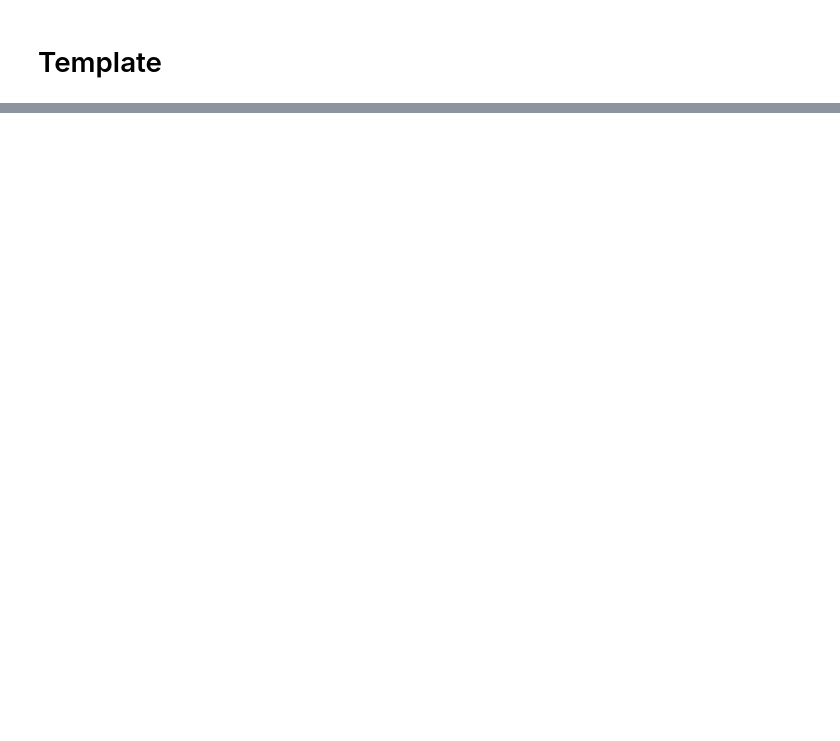
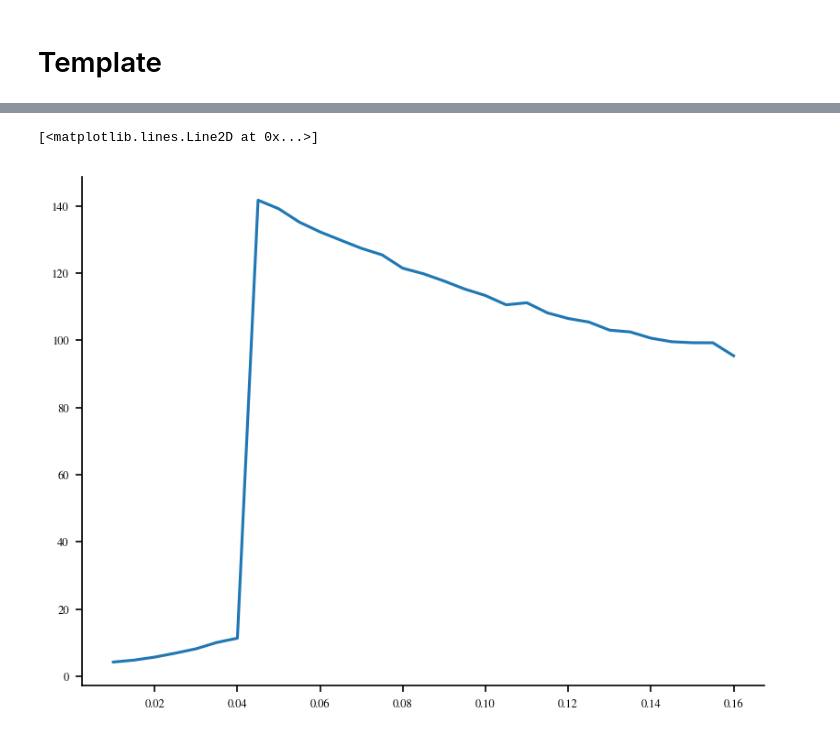
Before and after one commit to CristopherErazo/Hopfield_Dimensionality, a Jupyter notebook: notebooks/04-01-26-Mapping.ipynb, the cells around one changed output, grey strips where cells are left out. Saved outputs shown, nothing was run; the diff lists cells and outputs as text; code cells hidden in the pictures; blank space fills up the shorter version.

```diff
--- a/notebooks/04-01-26-Mapping.ipynb
+++ b/notebooks/04-01-26-Mapping.ipynb
@@ -209,0 +241,5 @@ for ic , pos in enumerate([(0.15,0.32),(0.25,0.32),(0.37,0.32)]):
+# %%
+plt.plot(alphas,z[idT])
+# %% [output]
+[<matplotlib.lines.Line2D at 0x...>]
+[figure, added]
```
Also changed, not shown: parts of 7 cells of this notebook, 3 other files.
